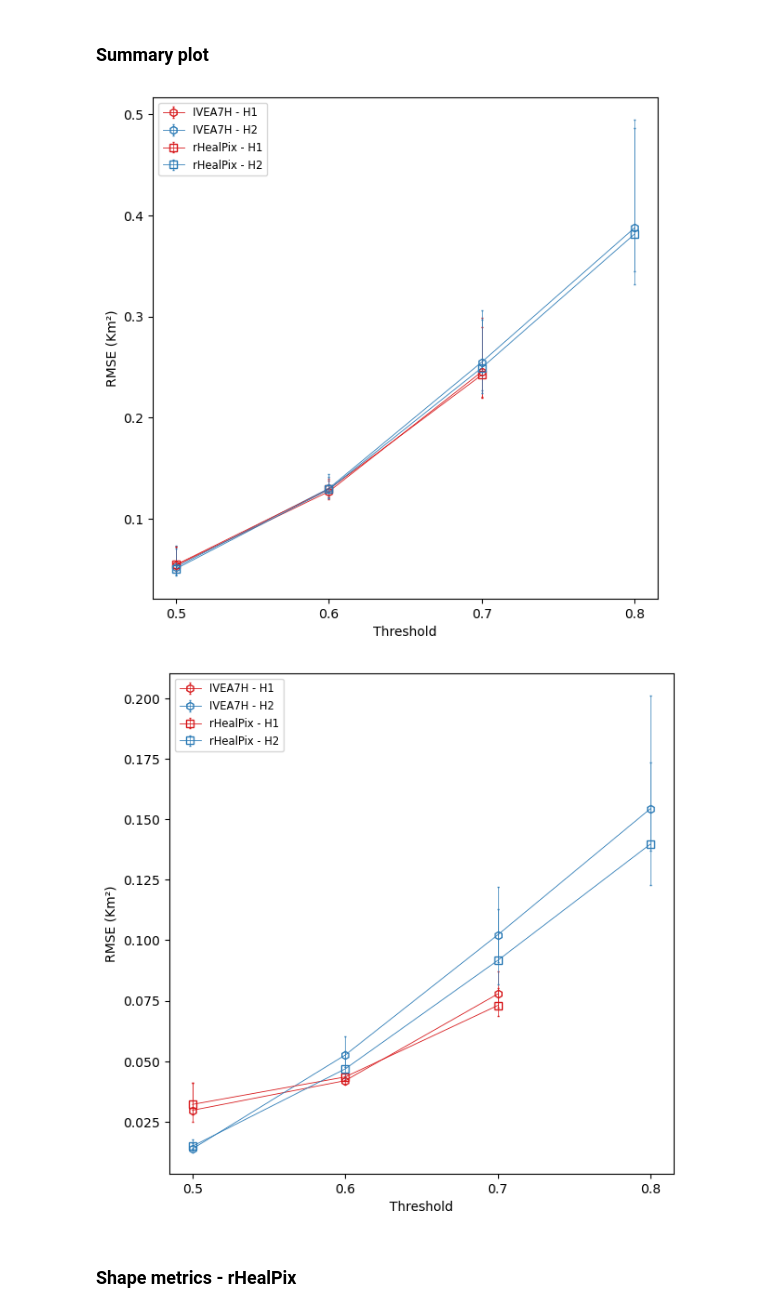
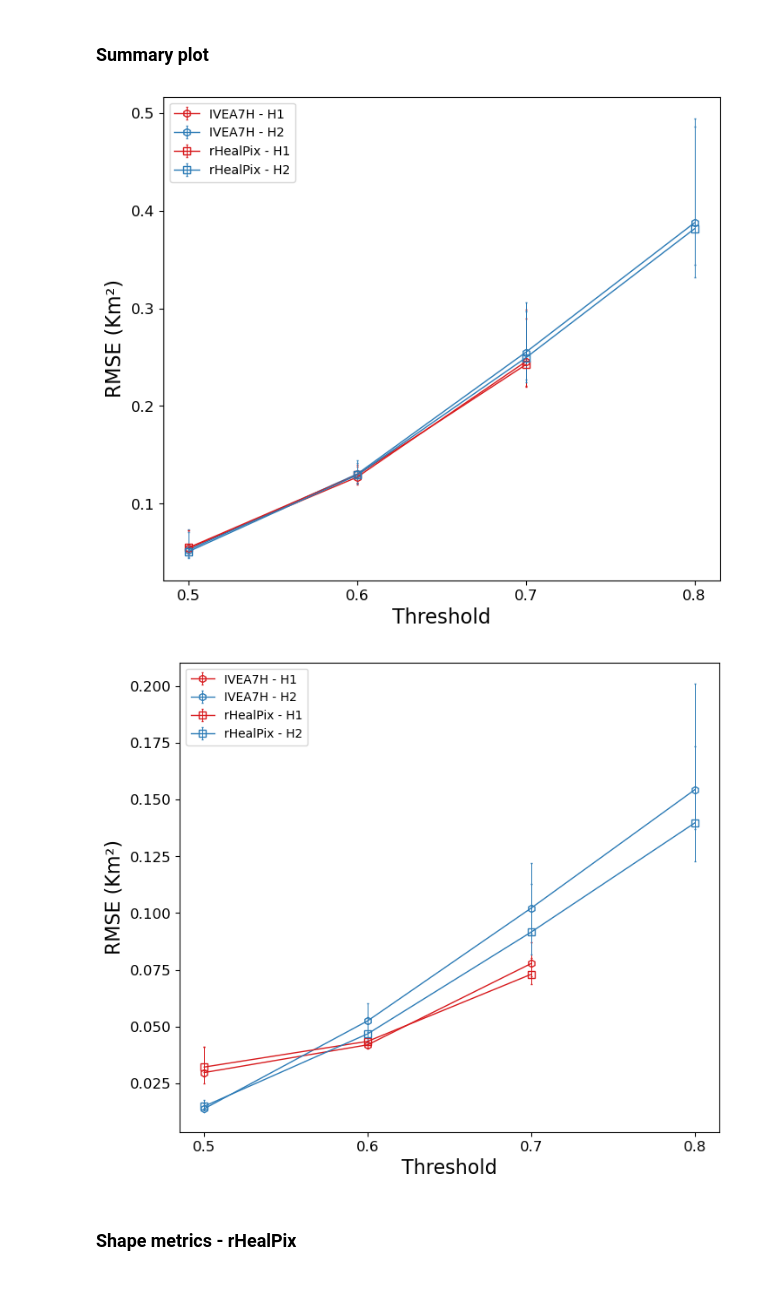
Before and after one commit to luizgabrielsilva/amazonia_dggs_accuracy_experiments, a Jupyter notebook: notebooks/experiment.ipynb, the cells around one changed output. Cells and saved outputs as stored; diff of their text form; code cells hidden in the pictures; blank space fills up the shorter version.

Commit message:
Add notebooks for sampling analysis and correct figures.

```diff
--- a/notebooks/experiment.ipynb
+++ b/notebooks/experiment.ipynb
@@ -129,7 +129,7 @@ rmse_f2h2_rhealpix, low_ic_f2h2_rhealpix, high_ic_f2h2_rhealpix = analysis.get_r
 # %% [markdown]
 ### Summary plot
 # %%
-fig, ax = plt.subplots(figsize=(7, 7))
+fig, ax = plt.subplots(figsize=(8, 7))
 
 
 # P1
@@ -139,8 +139,8 @@ error_f1h1_ivea7h = [np.asarray(rmse_f1h1_ivea7h) - np.asarray(low_ic_f1h1_ivea7
 
 
 ax.errorbar(x=col_names_f1h1, y=rmse_f1h1_ivea7h,
-            yerr=error_f1h1_ivea7h, linewidth=0.6, marker='h',
-            markerfacecolor='none',color='#d7191c', elinewidth=0.5, capsize=1,
+            yerr=error_f1h1_ivea7h, linewidth=1, marker='h',
+            markerfacecolor='none',color='#d7191c', elinewidth=0.7, capsize=1,
             label='IVEA7H - H1')
 
 
@@ -149,49 +149,49 @@ error_f1h2_ivea7h = [np.asarray(rmse_f1h2_ivea7h) - np.asarray(low_ic_f1h2_ivea7
 
 
 ax.errorbar(x=col_names_f1h2, y=rmse_f1h2_ivea7h,
-            yerr=error_f1h2_ivea7h, linewidth=0.6, marker='h',
-            markerfacecolor='none',color='#2c7bb6', elinewidth=0.5, capsize=1,
+            yerr=error_f1h2_ivea7h, linewidth=1, marker='h',
+            markerfacecolor='none',color='#2c7bb6', elinewidth=0.7, capsize=1,
             label='IVEA7H - H2')
 
 # P1
 
 # rhealpix9
 
 error_f1h1_rhealpix = [np.asarray(rmse_f1h1_rhealpix) - np.asarray(low_ic_f1h1_rhealpix),
                    np.asarray(high_ic_f1h1_rhealpix) - np.asarray(rmse_f1h1_rhealpix)]
 
 
 ax.errorbar(x=col_names_f1h1, y=rmse_f1h1_rhealpix,
-            yerr=error_f1h1_rhealpix, linewidth=0.6, marker='s',
-            markerfacecolor='none',color='#d7191c', elinewidth=0.5, capsize=1,
+            yerr=error_f1h1_rhealpix, linewidth=1, marker='s',
+            markerfacecolor='none',color='#d7191c', elinewidth=0.7, capsize=1,
             label='rHealPix - H1')
 
 
 error_f1h2_rhealpix = [np.asarray(rmse_f1h2_rhealpix) - np.asarray(low_ic_f1h2_rhealpix),
                    np.asarray(high_ic_f1h2_rhealpix) - np.asarray(rmse_f1h2_rhealpix)]
 
 
 ax.errorbar(x=col_names_f1h2, y=rmse_f1h2_rhealpix,
-            yerr=error_f1h2_rhealpix, linewidth=0.6, marker='s',
-            markerfacecolor='none',color='#2c7bb6', elinewidth=0.5, capsize=1,
+            yerr=error_f1h2_rhealpix, linewidth=1, marker='s',
+            markerfacecolor='none',color='#2c7bb6', elinewidth=0.7, capsize=1,
             label='rHealPix - H2')
 
 
 
 xticks = [col_name.split('_')[1] for col_name in col_names_f2h2]
 ax.set_xticklabels(xticks)
 
-
-ax.set_xlabel('Threshold')
-ax.set_ylabel('RMSE (Km²)')
-ax.legend(fontsize='small', loc='upper left')
+plt.tick_params(axis='both', which='major', labelsize=12)
+ax.set_xlabel('Threshold', fontsize=16)
+ax.set_ylabel('RMSE (Km²)', fontsize=16)
+ax.legend(loc='upper left', fontsize='medium')
 
 
 plt.savefig(f'{fig_output_folder}/area_error_summary_f1.png', dpi=600)
 # %% [output]
-[figure, old version]
+[figure, new version]
 # %%
-fig, ax = plt.subplots(figsize=(7, 7))
+fig, ax = plt.subplots(figsize=(8, 7))
 
 
 # P2
@@ -201,8 +201,8 @@ error_f2h1_ivea7h = [np.asarray(rmse_f2h1_ivea7h) - np.asarray(low_ic_f2h1_ivea7
 
 
 ax.errorbar(x=col_names_f2h1, y=rmse_f2h1_ivea7h,
-            yerr=error_f2h1_ivea7h, linewidth=0.6, marker='h',
-            markerfacecolor='none',color='#d7191c', elinewidth=0.5, capsize=1,
+            yerr=error_f2h1_ivea7h, linewidth=1, marker='h',
+            markerfacecolor='none',color='#d7191c', elinewidth=0.7, capsize=1,
             label='IVEA7H - H1')
 
 
@@ -211,8 +211,8 @@ error_f2h2_ivea7h = [np.asarray(rmse_f2h2_ivea7h) - np.asarray(low_ic_f2h2_ivea7
 
 
 ax.errorbar(x=col_names_f2h2, y=rmse_f2h2_ivea7h,
-            yerr=error_f2h2_ivea7h, linewidth=0.6, marker='h',
-            markerfacecolor='none',color='#2c7bb6', elinewidth=0.5, capsize=1,
+            yerr=error_f2h2_ivea7h, linewidth=1, marker='h',
+            markerfacecolor='none',color='#2c7bb6', elinewidth=0.7, capsize=1,
             label='IVEA7H - H2')
 
 # P1
@@ -224,8 +224,8 @@ error_f2h1_rhealpix = [np.asarray(rmse_f2h1_rhealpix) - np.asarray(low_ic_f2h1_r
 
 
 ax.errorbar(x=col_names_f2h1, y=rmse_f2h1_rhealpix,
-            yerr=error_f2h1_rhealpix, linewidth=0.6, marker='s',
-            markerfacecolor='none',color='#d7191c', elinewidth=0.5, capsize=1,
+            yerr=error_f2h1_rhealpix, linewidth=1, marker='s',
+            markerfacecolor='none',color='#d7191c', elinewidth=0.7, capsize=1,
             label='rHealPix - H1')
 
 
@@ -234,8 +234,8 @@ error_f2h2_rhealpix = [np.asarray(rmse_f2h2_rhealpix) - np.asarray(low_ic_f2h2_r
 
 
 ax.errorbar(x=col_names_f2h2, y=rmse_f2h2_rhealpix,
-            yerr=error_f2h2_rhealpix, linewidth=0.6, marker='s',
-            markerfacecolor='none',color='#2c7bb6', elinewidth=0.5, capsize=1,
+            yerr=error_f2h2_rhealpix, linewidth=1, marker='s',
+            markerfacecolor='none',color='#2c7bb6', elinewidth=0.7, capsize=1,
             label='rHealPix - H2')
 
 
@@ -244,14 +244,15 @@ ax.errorbar(x=col_names_f2h2, y=rmse_f2h2_rhealpix,
 ax.set_xticklabels(xticks)
 
 
-ax.set_xlabel('Threshold')
-ax.set_ylabel('RMSE (Km²)')
-ax.legend(fontsize='small', loc='upper left')
+plt.tick_params(axis='both', which='major', labelsize=12)
+ax.set_xlabel('Threshold', fontsize=16)
+ax.set_ylabel('RMSE (Km²)', fontsize=16)
+ax.legend(loc='upper left', fontsize='medium')
 
 
 plt.savefig(f'{fig_output_folder}/area_error_summary_f2.png', dpi=600)
 # %% [output]
-[figure, old version]
+[figure, new version]
 # %% [markdown]
 ### Shape metrics - rHealPix
 # %%
```
Also changed, not shown: parts of 11 cells of this notebook, 4 other files.
